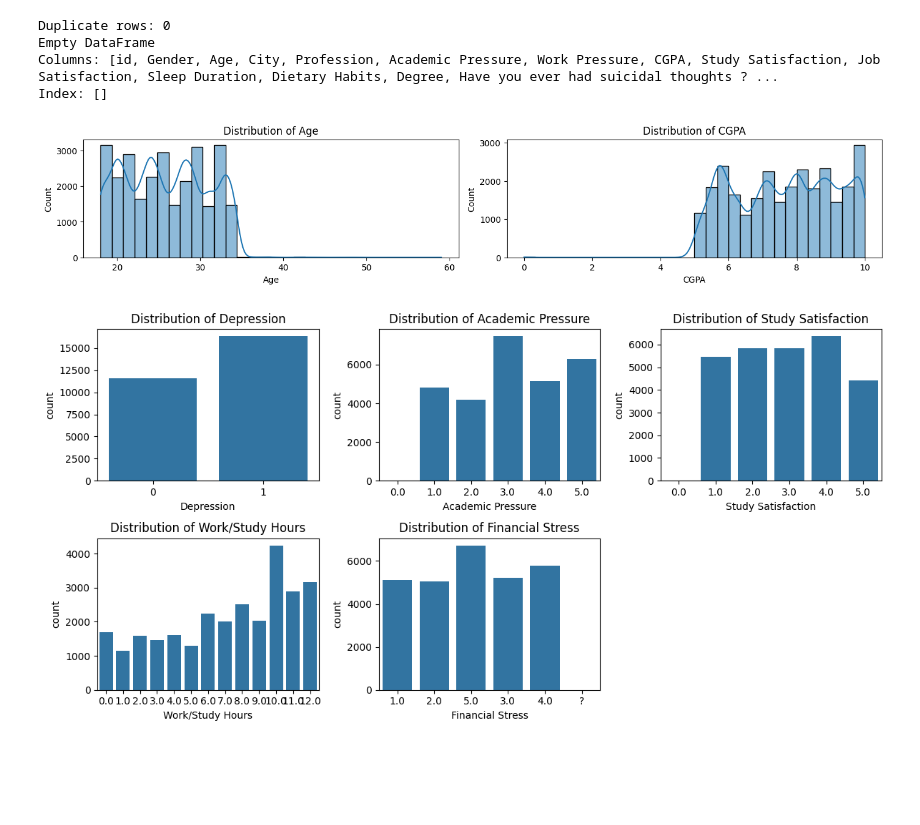
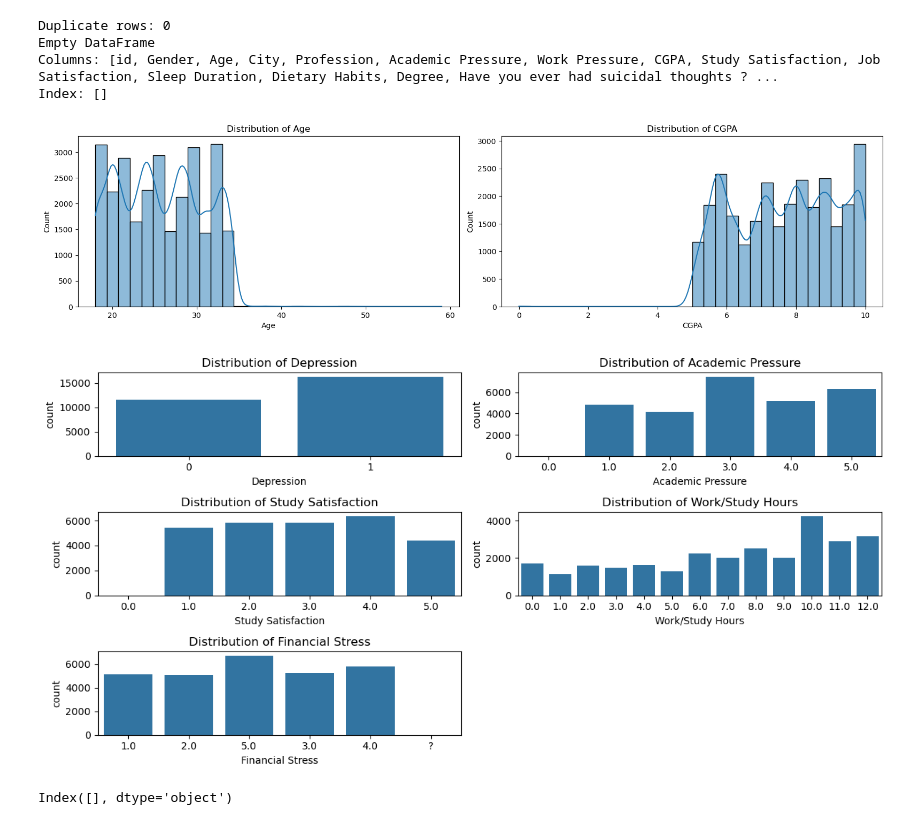
Before and after one commit to KianFoh/MACHINE-LEARNING-AND-RELATED-APPLICATIONS, a Jupyter notebook: eda_classification_problem.ipynb, the cells around one changed output. Cells and saved outputs as stored; diff of their text form; code cells hidden in the pictures; blank space fills up the shorter version.

Commit message:
added process data for classification problem

```diff
--- a/eda_classification_problem.ipynb
+++ b/eda_classification_problem.ipynb
@@ -119,37 +119,42 @@ Index: []
 # %%
 # List of continuous numerical columns
 numerical_cols = ['Age', 'CGPA']
 
 # Create a figure and axes for subplots with a 1x2 grid (1 row, 2 columns)
-plt.figure(figsize=(14, 10))  # Adjusted size for 2 subplots
+plt.figure(figsize=(16, 15))  # Adjusted size for 2 subplots
 
 for i, col in enumerate(numerical_cols, 1):
     plt.subplot(4, 2, i)  # 1 row, 2 columns
     sns.histplot(df[col], kde=True, bins=30)
     plt.title(f'Distribution of {col}')
 
 plt.tight_layout()  # Adjust layout to prevent overlap
 plt.show()
 # %% [output]
-[figure, old version]
+[figure, new version]
 # %%
-# Note: Distribution data for non-smokers is significantly higher than smokers
 # Bar plots for categorical features
-categorical_cols = ['Depression','Academic Pressure', 'Study Satisfaction', 'Work/Study Hours', 'Financial Stress']
+categorical_cols = ['Depression', 'Academic Pressure', 'Study Satisfaction', 'Work/Study Hours', 'Financial Stress']
 
 plt.figure(figsize=(12, 6))
 
 for i, col in enumerate(categorical_cols, 1):
-    plt.subplot(2, 3, i)  # 1 row, 3 columns
+    plt.subplot(3, 2, i)  # 1 row, 3 columns
     sns.countplot(x=df[col])
     plt.title(f'Distribution of {col}')
 
 plt.tight_layout()
 plt.show()
 # %% [output]
-[figure, old version]
+[figure, new version]
 # %%
 # Encode Categorical data to numeric
-
-# Perform One-Hot Encoding for 'sex', 'smoker', and 'region'
-df_encoded = pd.get_dummies(df, columns=['sex', 'smoker', 'region'], drop_first=True)
+# Perform One-Hot Encoding
+df_encoded = pd.get_dummies(df, columns=['Financial Stress', 'Gender', 'City', 'Profession',
+    'Sleep Duration', 'Dietary Habits', 'Degree',
+    'Have you ever had suicidal thoughts ?',
+    'Family History of Mental Illness'], drop_first=False)
+categorical_cols = df_encoded.select_dtypes(include=['object', 'category']).columns
+print(categorical_cols)
+# %% [output]
+Index([], dtype='object')
```
Also changed, not shown: parts of 2 cells of this notebook, 3 other files.
